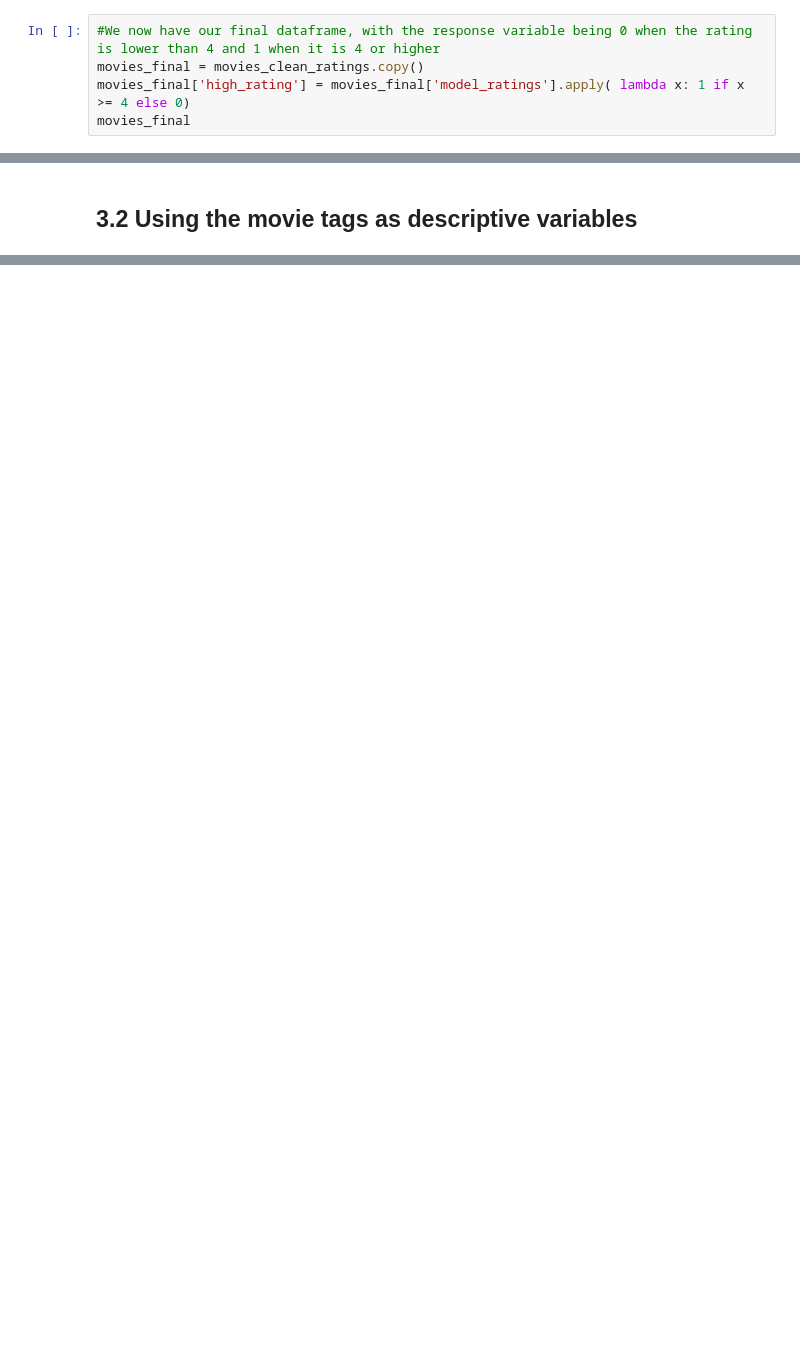
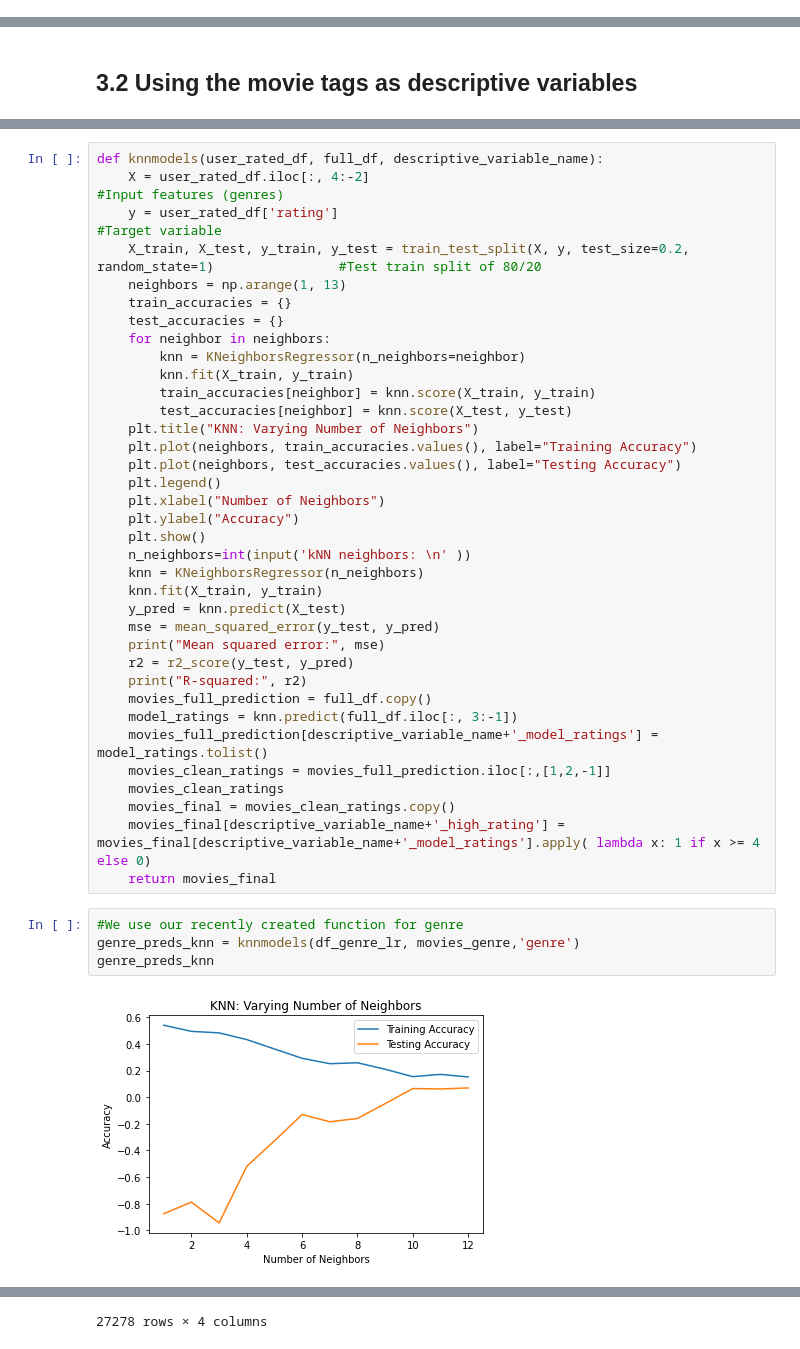
Before and after one commit to jwongr/TestModelo, a Jupyter notebook: PythonTest.ipynb, the cells around one changed output, grey strips where cells are left out. Drawn from its saved outputs; the diff is of its cells as text; blank space fills up the shorter version.

```diff
--- a/PythonTest.ipynb
+++ b/PythonTest.ipynb
@@ -326,5 +292,0 @@ movies_clean_ratings
-# %%
-#We now have our final dataframe, with the response variable being 0 when the rating is lower than 4 and 1 when it is 4 or higher
-movies_final = movies_clean_ratings.copy()
-movies_final['high_rating'] = movies_final['model_ratings'].apply( lambda x: 1 if x >= 4 else 0)
-movies_final
@@ -430,0 +403,42 @@ movies_final
+# %%
+def knnmodels(user_rated_df, full_df, descriptive_variable_name):
+    X = user_rated_df.iloc[:, 4:-2]                                                                         #Input features (genres)
+    y = user_rated_df['rating']                                                                             #Target variable
+    X_train, X_test, y_train, y_test = train_test_split(X, y, test_size=0.2, random_state=1)                #Test train split of 80/20
+    neighbors = np.arange(1, 13)
+    train_accuracies = {}
+    test_accuracies = {}
+    for neighbor in neighbors:
+        knn = KNeighborsRegressor(n_neighbors=neighbor)
+        knn.fit(X_train, y_train)
+        train_accuracies[neighbor] = knn.score(X_train, y_train)
+        test_accuracies[neighbor] = knn.score(X_test, y_test)
+    plt.title("KNN: Varying Number of Neighbors")
+    plt.plot(neighbors, train_accuracies.values(), label="Training Accuracy")
+    plt.plot(neighbors, test_accuracies.values(), label="Testing Accuracy")
+    plt.legend()
+    plt.xlabel("Number of Neighbors")
+    plt.ylabel("Accuracy")
+    plt.show()
+    n_neighbors=int(input('kNN neighbors: \n' ))
+    knn = KNeighborsRegressor(n_neighbors)
+    knn.fit(X_train, y_train)
+    y_pred = knn.predict(X_test)
+    mse = mean_squared_error(y_test, y_pred)
+    print("Mean squared error:", mse)
+    r2 = r2_score(y_test, y_pred)
+    print("R-squared:", r2)
+    movies_full_prediction = full_df.copy()
+    model_ratings = knn.predict(full_df.iloc[:, 3:-1])
+    movies_full_prediction[descriptive_variable_name+'_model_ratings'] = model_ratings.tolist()
+    movies_clean_ratings = movies_full_prediction.iloc[:,[1,2,-1]]
+    movies_clean_ratings
+    movies_final = movies_clean_ratings.copy()
+    movies_final[descriptive_variable_name+'_high_rating'] = movies_final[descriptive_variable_name+'_model_ratings'].apply( lambda x: 1 if x >= 4 else 0)
+    return movies_final
+# %%
+#We use our recently created function for genre
+genre_preds_knn = knnmodels(df_genre_lr, movies_genre,'genre')
+genre_preds_knn
+# %% [output]
+[figure, added]
@@ -430,0 +461 @@ movies_final
+27278 rows × 4 columns
```
Also changed, not shown: parts of 34 cells of this notebook.
